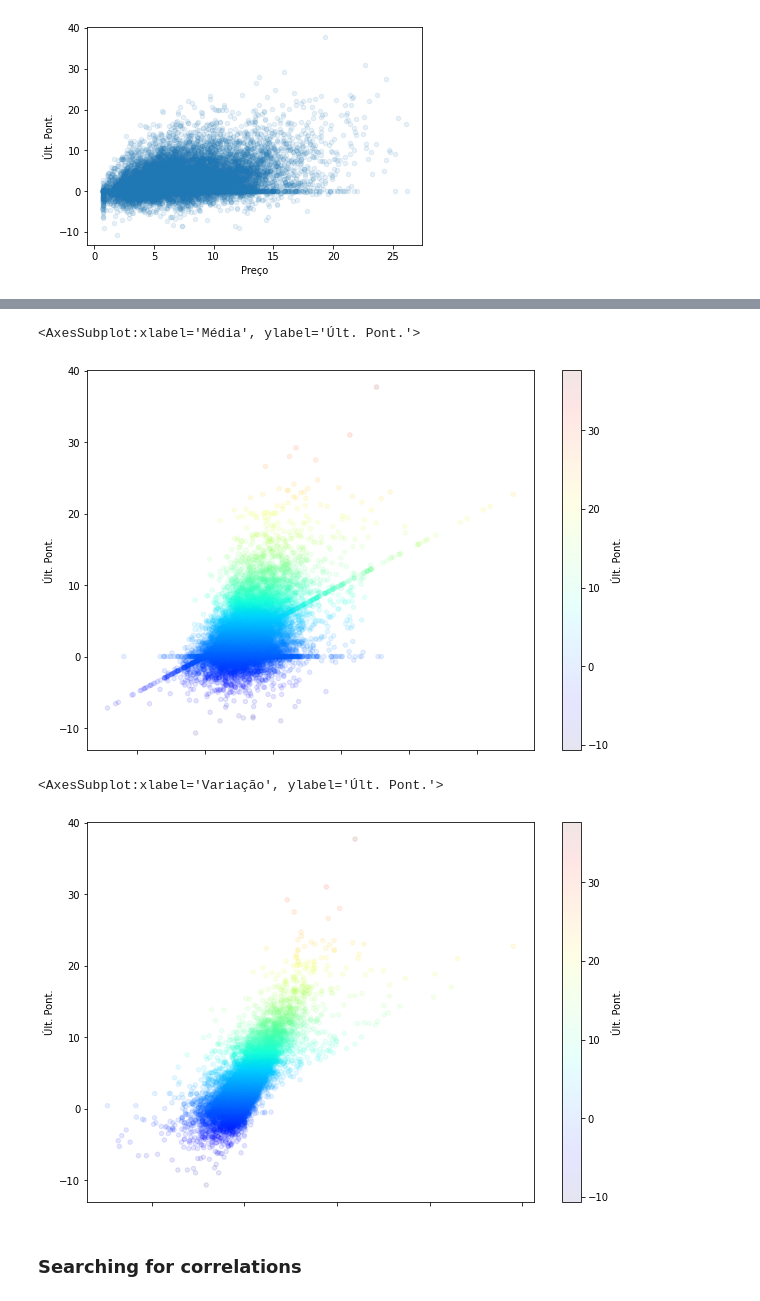
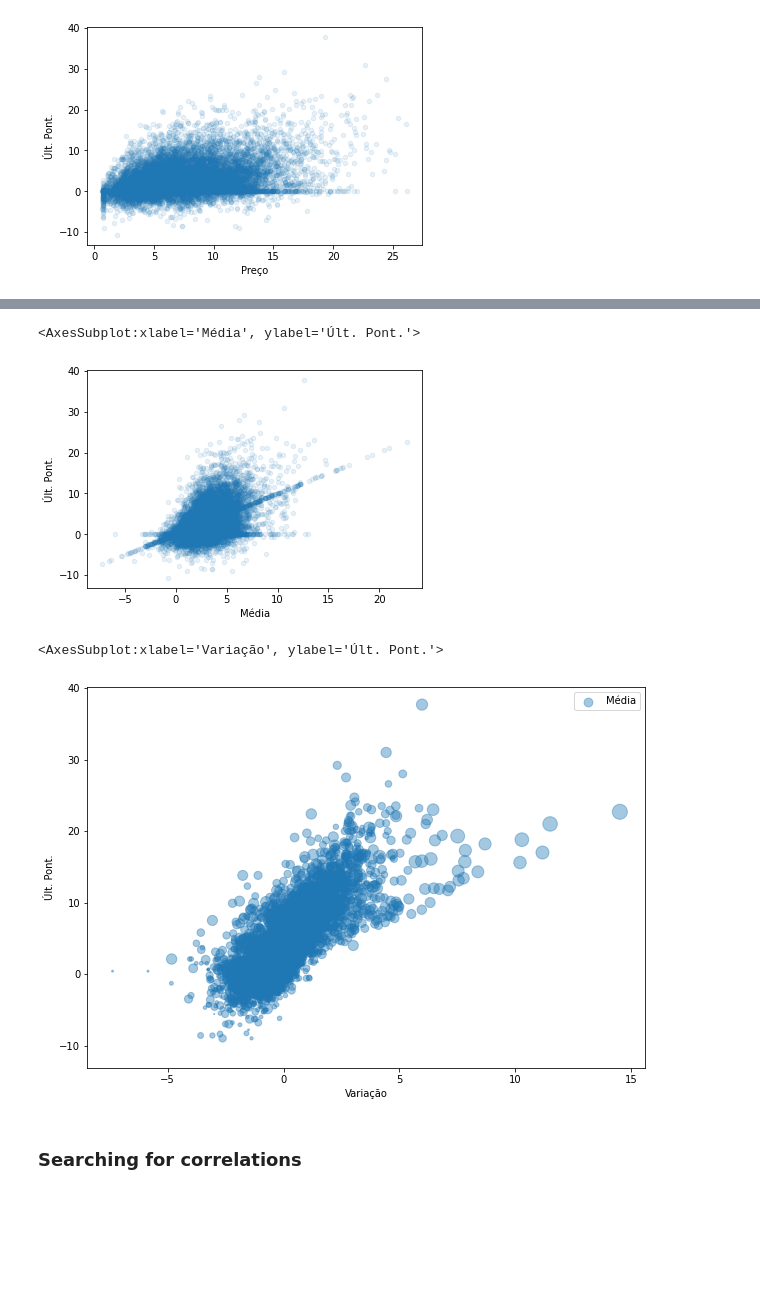
Before and after one commit to carlooshh/handson-cartola-ml, a Jupyter notebook: cartola-ml.ipynb, the cells around one changed output, grey strips where cells are left out. Cells and saved outputs as stored; diff of their text form; code cells hidden in the pictures; blank space fills up the shorter version.

```diff
--- a/cartola-ml.ipynb
+++ b/cartola-ml.ipynb
@@ -177,13 +177,13 @@ scouts.plot(kind="scatter", x="Preço", y="Últ. Pont.",alpha=0.1,figsize=(10,7)
 # %%
-scouts.plot(kind="scatter", x="Média", y="Últ. Pont.", alpha=0.1,figsize=(10,7), c="Últ. Pont.", cmap=plt.get_cmap("jet"), colorbar=True)
+scouts.plot(kind="scatter", x="Média", y="Últ. Pont.", alpha=0.1,)
 # %% [output]
 <AxesSubplot:xlabel='Média', ylabel='Últ. Pont.'>
-[figure, old version]
+[figure, new version]
 # %%
-scouts.plot(kind="scatter", x="Variação", y="Últ. Pont.", alpha=0.1,figsize=(10,7), c="Últ. Pont.", cmap=plt.get_cmap("jet"), colorbar=True)
+scouts.plot(kind="scatter", x="Variação", y="Últ. Pont.", alpha=0.4, s=scouts["Média"]/0.1, label ="Média", figsize=(10,7))
 # %% [output]
 <AxesSubplot:xlabel='Variação', ylabel='Últ. Pont.'>
-[figure, old version]
+[figure, new version]
 # %% [markdown]
 ### Searching for correlations
 # %%
```
Also changed, not shown: parts of 28 cells of this notebook, 2 other files.
